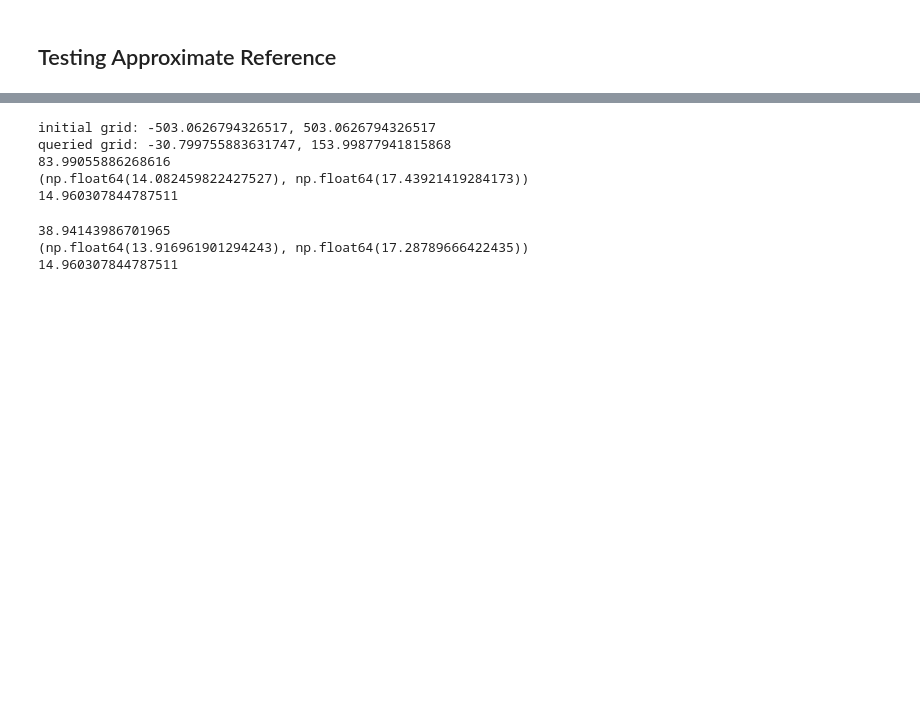
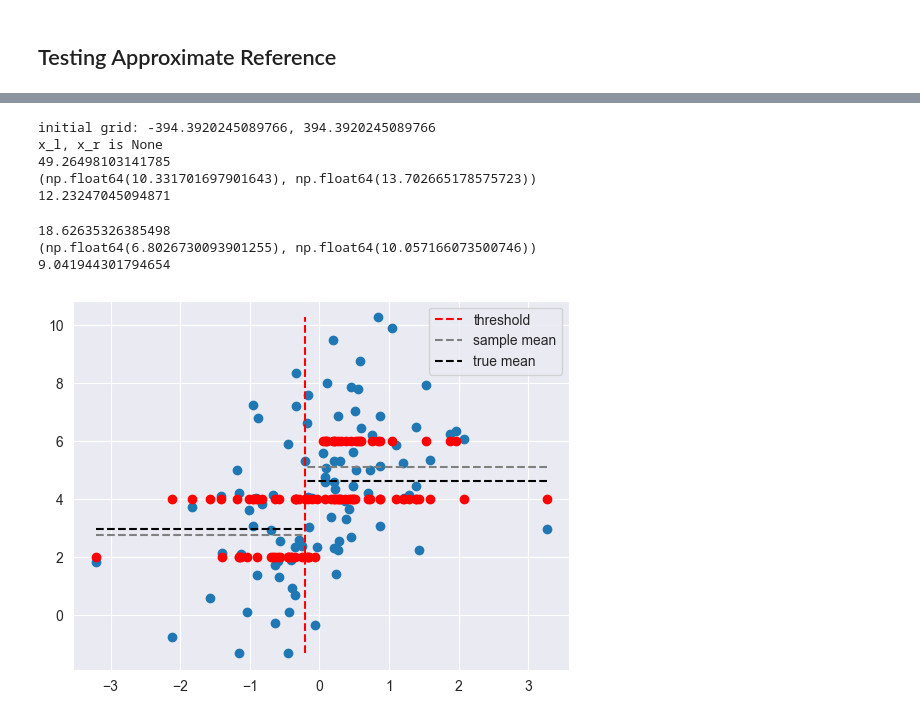
Before and after one commit to yiling-h/SI-CART, a Jupyter notebook: test_query_grid.ipynb, the cells around one changed output, grey strips where cells are left out. Drawn from its saved outputs; the diff is of its cells as text; code cells hidden in the pictures; blank space fills up the shorter version.

```diff
--- a/test_query_grid.ipynb
+++ b/test_query_grid.ipynb
@@ -1240,7 +1245,7 @@ draw_tree(reg_tree.root)
 # %%
 t1 = time()
 pval_full, dist_full, contrast_full, norm_contrast_full, obs_tar_full, logW_full, suff_full, sel_probs_full, ref_hat_layer = (
-    reg_tree.node_inference(node=reg_tree.terminal_nodes[2],
+    reg_tree.node_inference(node=reg_tree.terminal_nodes[1],
                             ngrid=10000,
                             ncoarse=50,
                             grid_w_const=30,
@@ -1253,18 +1258,18 @@ print(dist_full.equal_tailed_interval(observed=norm_contrast_full.dot(y),
                                       alpha=0.1))
 print(norm_contrast_full.dot(mu))
 # %% [output]
-initial grid: -503.0626794326517, 503.0626794326517
-queried grid: -30.799755883631747, 153.99877941815868
-83.99055886268616
-(np.float64(14.082459822427527), np.float64(17.43921419284173))
-14.960307844787511
+initial grid: -394.3920245089766, 394.3920245089766
+x_l, x_r is None
+49.26498103141785
+(np.float64(10.331701697901643), np.float64(13.702665178575723))
+12.23247045094871
 # %%
 t1 = time()
 pval_full, dist_full, contrast_full, norm_contrast_full, obs_tar_full, logW_full, suff_full, sel_probs_full, ref_hat_layer = (
-    reg_tree.node_inference(node=reg_tree.terminal_nodes[2],
+    reg_tree.node_inference(node=reg_tree.terminal_nodes[0],
                             ngrid=10000,
                             ncoarse=50,
-                            grid_w_const=15,
+                            grid_w_const=30,
                             query_grid=False,
                             query_size=50,
                             sd=sd, use_cvxpy=True))
@@ -1274,6 +1279,10 @@ print(dist_full.equal_tailed_interval(observed=norm_contrast_full.dot(y),
                                       alpha=0.1))
 print(norm_contrast_full.dot(mu))
 # %% [output]
-38.94143986701965
-(np.float64(13.916961901294243), np.float64(17.28789666422435))
-14.960307844787511
+18.62635326385498
+(np.float64(6.8026730093901255), np.float64(10.057166073500746))
+9.041944301794654
+# %%
+print_split_info(reg_tree.root.left, X, y, mu)
+# %% [output]
+[figure, added]
```
Also changed, not shown: parts of 25 cells of this notebook, 13 other files.
